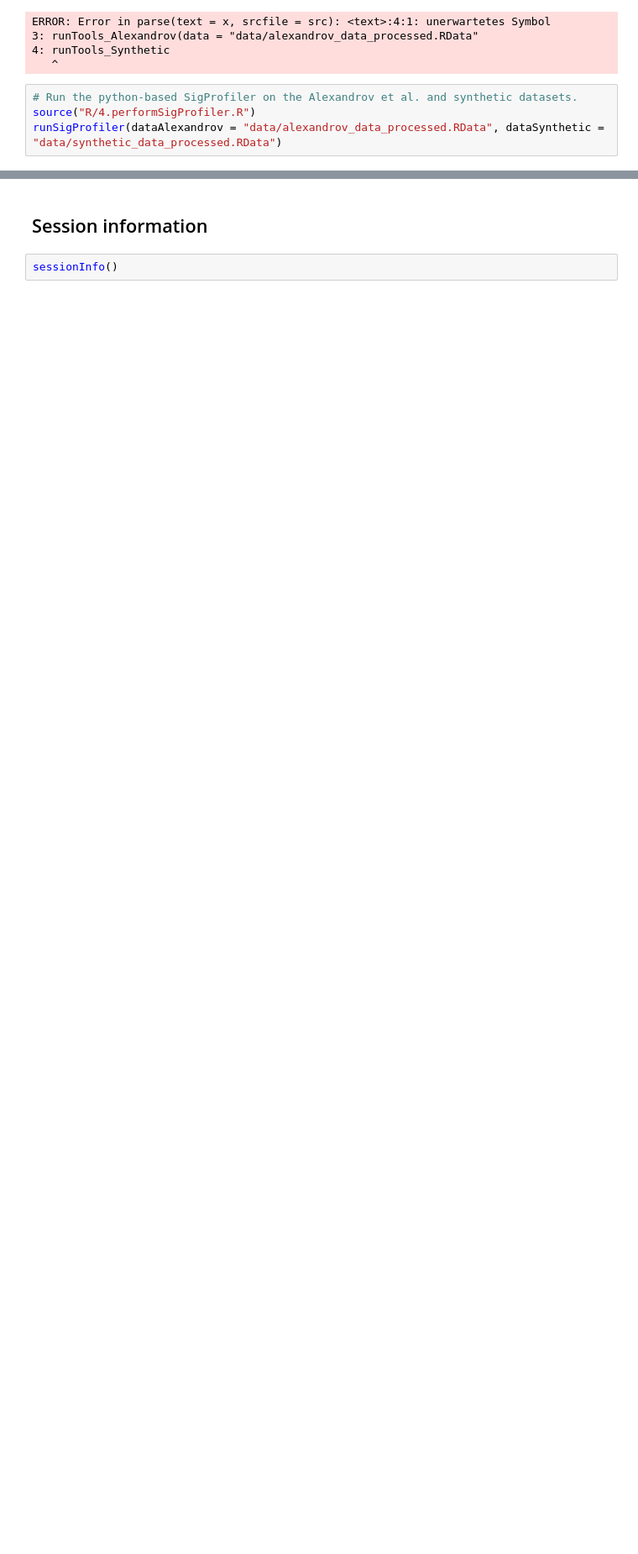
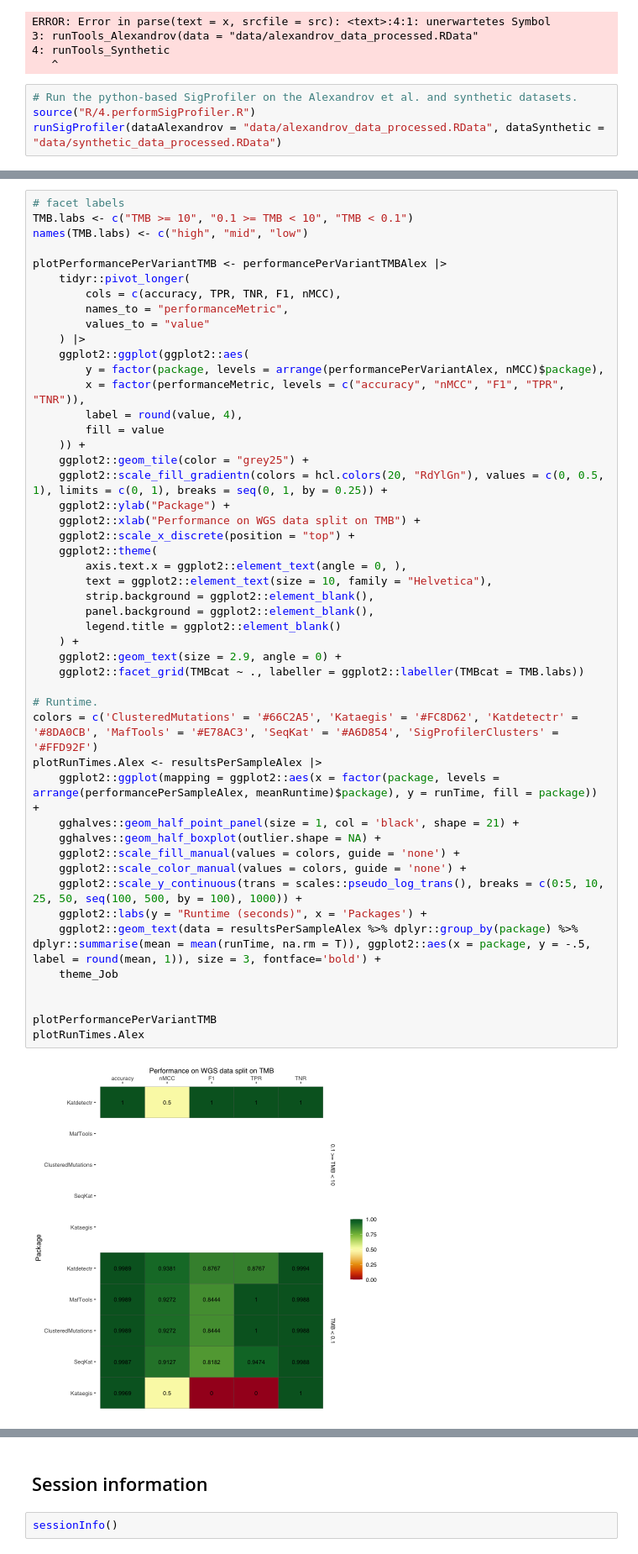
Before and after one commit to ErasmusMC-CCBC/evaluation_katdetectr, a Jupyter notebook: notebooks/1.EvaluatePackages.ipynb, the cells around one changed output, grey strips where cells are left out. Shown at 84% size. Drawn from its saved outputs; the diff is of its cells as text; blank space fills up the shorter version.

```diff
--- a/notebooks/1.EvaluatePackages.ipynb
+++ b/notebooks/1.EvaluatePackages.ipynb
@@ -91,0 +272,50 @@ Finally, we will evaluate the results of the various kataegis-detection packages
+# %%
+# facet labels
+TMB.labs <- c("TMB >= 10", "0.1 >= TMB < 10", "TMB < 0.1")
+names(TMB.labs) <- c("high", "mid", "low")
+
+plotPerformancePerVariantTMB <- performancePerVariantTMBAlex |>
+    tidyr::pivot_longer(
+        cols = c(accuracy, TPR, TNR, F1, nMCC),
+        names_to = "performanceMetric",
+        values_to = "value"
+    ) |>
+    ggplot2::ggplot(ggplot2::aes(
+        y = factor(package, levels = arrange(performancePerVariantAlex, nMCC)$package),
+        x = factor(performanceMetric, levels = c("accuracy", "nMCC", "F1", "TPR", "TNR")),
+        label = round(value, 4),
+        fill = value
+    )) +
+    ggplot2::geom_tile(color = "grey25") +
+    ggplot2::scale_fill_gradientn(colors = hcl.colors(20, "RdYlGn"), values = c(0, 0.5, 1), limits = c(0, 1), breaks = seq(0, 1, by = 0.25)) +
+    ggplot2::ylab("Package") +
+    ggplot2::xlab("Performance on WGS data split on TMB") +
+    ggplot2::scale_x_discrete(position = "top") +
+    ggplot2::theme(
+        axis.text.x = ggplot2::element_text(angle = 0, ),
+        text = ggplot2::element_text(size = 10, family = "Helvetica"),
+        strip.background = ggplot2::element_blank(),
+        panel.background = ggplot2::element_blank(),
+        legend.title = ggplot2::element_blank()
+    ) +
+    ggplot2::geom_text(size = 2.9, angle = 0) +
+    ggplot2::facet_grid(TMBcat ~ ., labeller = ggplot2::labeller(TMBcat = TMB.labs))
+
+# Runtime.
+colors = c('ClusteredMutations' = '#66C2A5', 'Kataegis' = '#FC8D62', 'Katdetectr' = '#8DA0CB', 'MafTools' = '#E78AC3', 'SeqKat' = '#A6D854', 'SigProfilerClusters' = '#FFD92F')
+plotRunTimes.Alex <- resultsPerSampleAlex |>
+    ggplot2::ggplot(mapping = ggplot2::aes(x = factor(package, levels = arrange(performancePerSampleAlex, meanRuntime)$package), y = runTime, fill = package)) +
+    gghalves::geom_half_point_panel(size = 1, col = 'black', shape = 21) +
+    gghalves::geom_half_boxplot(outlier.shape = NA) +
+    ggplot2::scale_fill_manual(values = colors, guide = 'none') +
+    ggplot2::scale_color_manual(values = colors, guide = 'none') +
+    ggplot2::scale_y_continuous(trans = scales::pseudo_log_trans(), breaks = c(0:5, 10, 25, 50, seq(100, 500, by = 100), 1000)) +
+    ggplot2::labs(y = "Runtime (seconds)", x = 'Packages') +
+    ggplot2::geom_text(data = resultsPerSampleAlex %>% dplyr::group_by(package) %>% dplyr::summarise(mean = mean(runTime, na.rm = T)), ggplot2::aes(x = package, y = -.5, label = round(mean, 1)), size = 3, fontface='bold') +
+    theme_Job
+
+
+plotPerformancePerVariantTMB
+plotRunTimes.Alex
+# %% [output]
+[figure, added]
```
Also changed, not shown: parts of 25 cells of this notebook, 4 other files.
